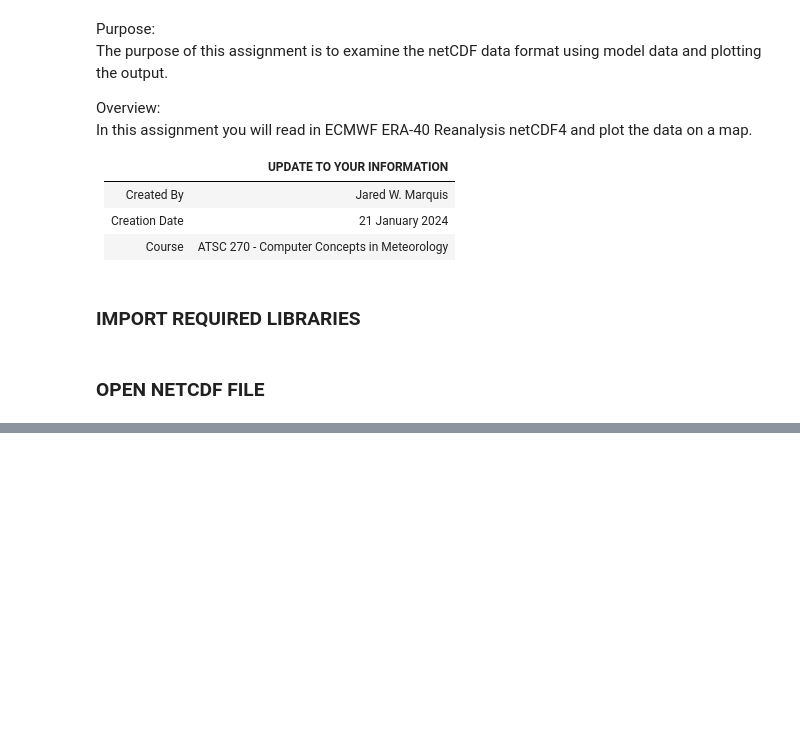
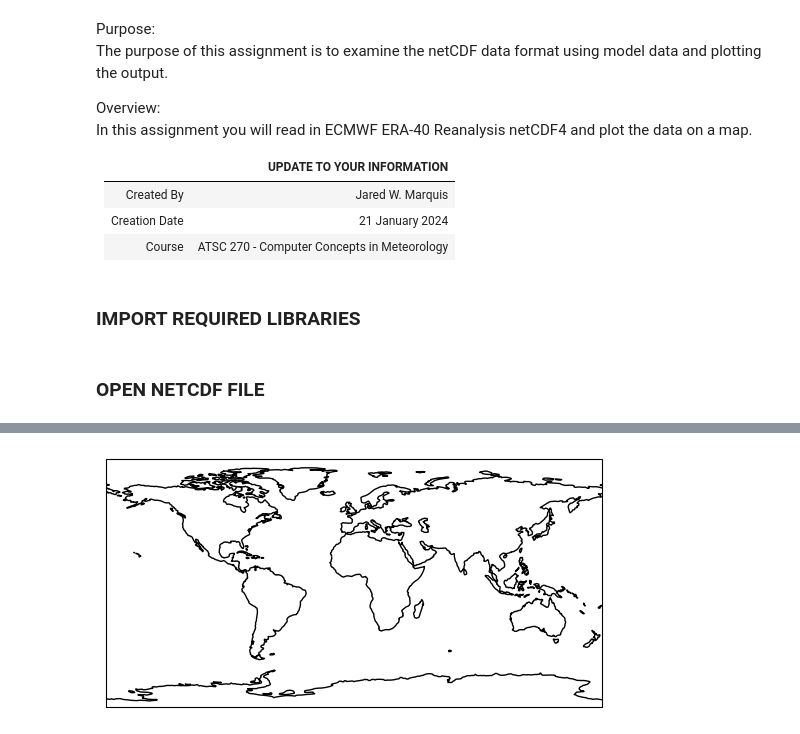
Before and after one commit to tyler-stebbins/ATSC_270, a Jupyter notebook: assignment_6/assignment_6.ipynb, the cells around one changed output, grey strips where cells are left out. Cells and saved outputs as stored; diff of their text form; code cells hidden in the pictures; blank space fills up the shorter version.

```diff
--- a/assignment_6/assignment_6.ipynb
+++ b/assignment_6/assignment_6.ipynb
@@ -36,0 +79,8 @@ data = Dataset('ECMWF_ERA-40_subset.nc','r')
+# %%
+#Sea level pressure with contours at 12z (4mb step 1000mb baseline
+ax = plt.axes(projection=ccrs.PlateCarree())
+#plt.contourF(long, lat, msl, 60, transform=ccrs.PlateCarree())
+ax.coastlines()
+plt.show()
+# %% [output]
+[figure, added]
```
Also changed, not shown: parts of 5 cells of this notebook.
